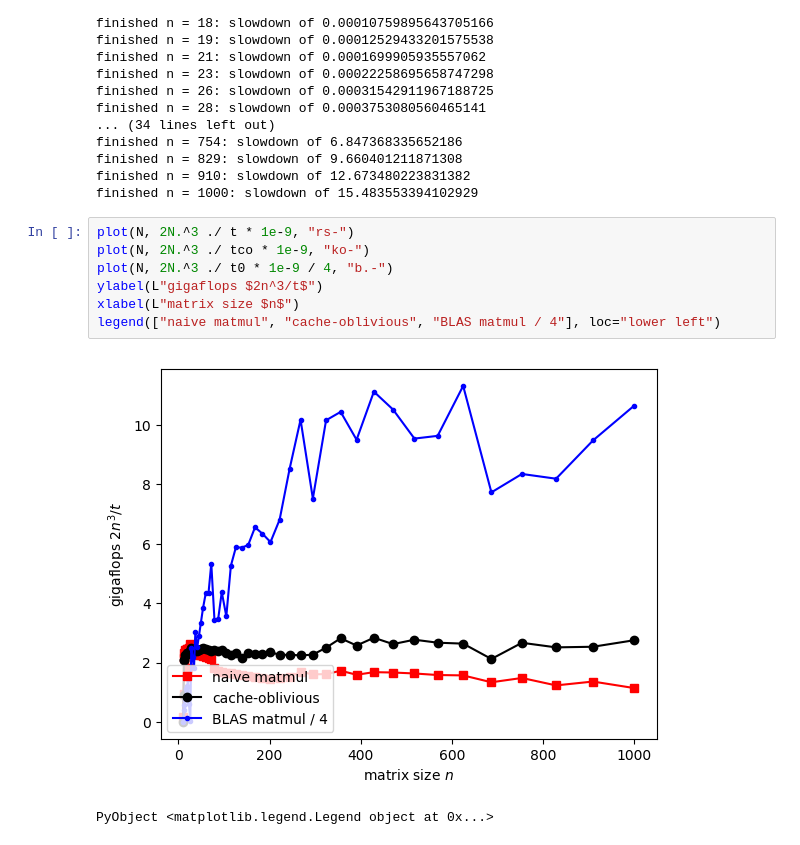
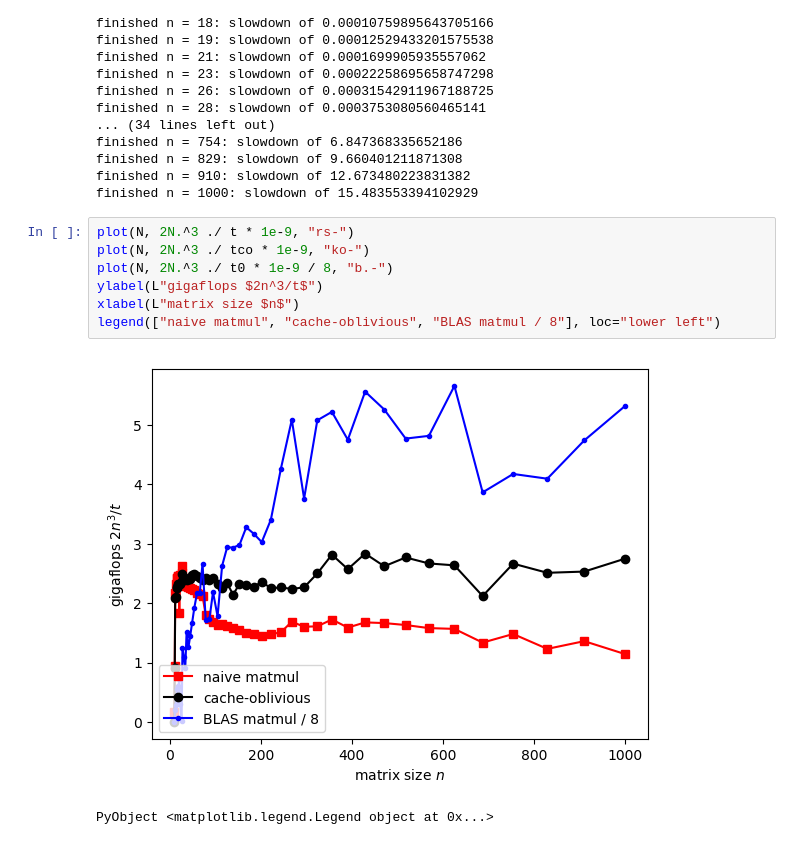
Before and after one commit to mitmath/18335, a Jupyter notebook: notes/Matrix-multiplication-experiments.ipynb, the cells around one changed output. Drawn from its saved outputs; the diff is of its cells as text.

```diff
--- a/notes/Matrix-multiplication-experiments.ipynb
+++ b/notes/Matrix-multiplication-experiments.ipynb
@@ -282,10 +282,10 @@ finished n = 1000: slowdown of 15.483553394102929
 # %%
 plot(N, 2N.^3 ./ t * 1e-9, "rs-")
 plot(N, 2N.^3 ./ tco * 1e-9, "ko-")
-plot(N, 2N.^3 ./ t0 * 1e-9 / 4, "b.-")
+plot(N, 2N.^3 ./ t0 * 1e-9 / 8, "b.-")
 ylabel(L"gigaflops $2n^3/t$")
 xlabel(L"matrix size $n$")
-legend(["naive matmul", "cache-oblivious", "BLAS matmul / 4"], loc="lower left")
+legend(["naive matmul", "cache-oblivious", "BLAS matmul / 8"], loc="lower left")
 # %% [output]
-[figure, old version]
+[figure, new version]
 PyObject <matplotlib.legend.Legend object at 0x...>
```
Also changed, not shown: parts of 2 cells of this notebook.
